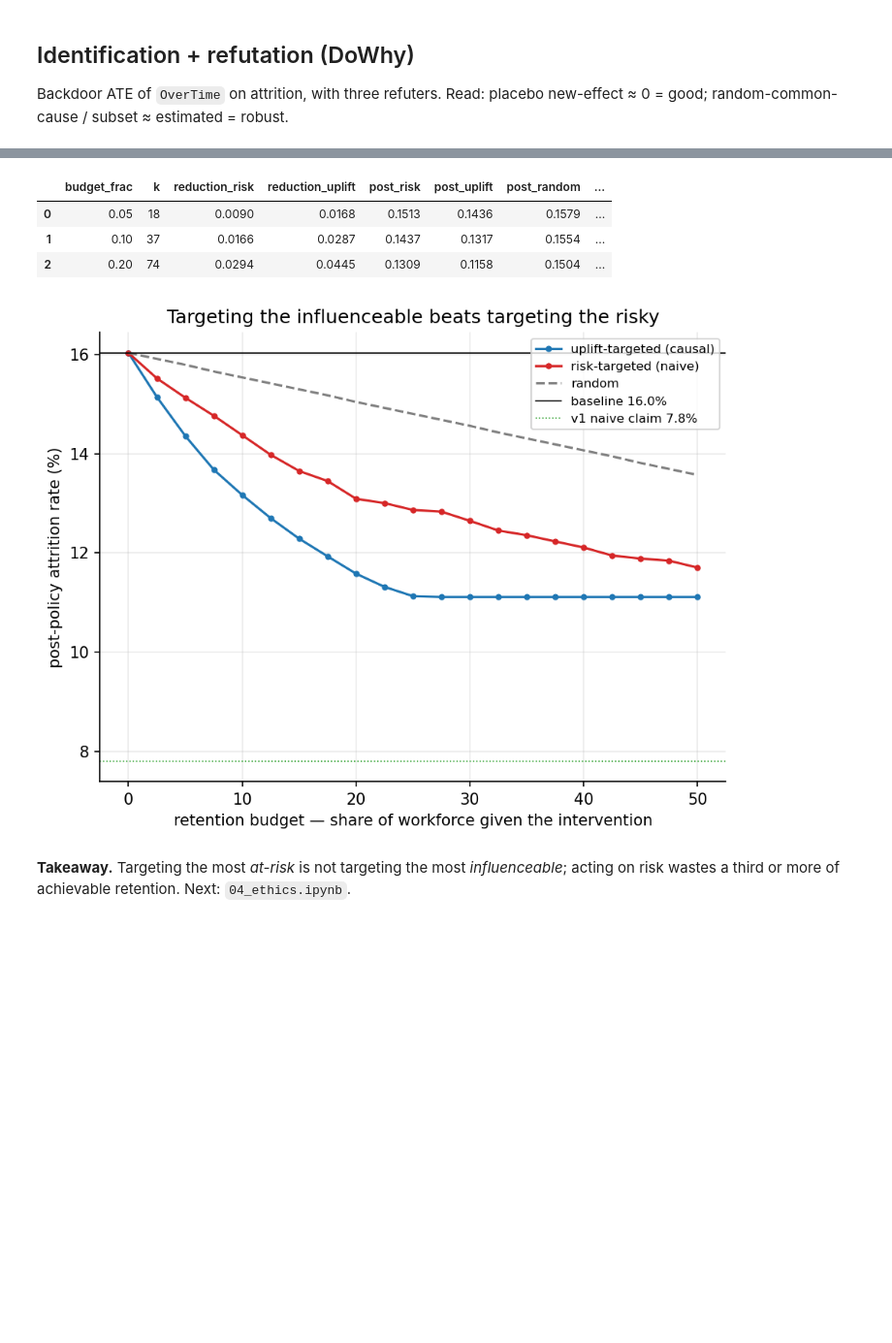
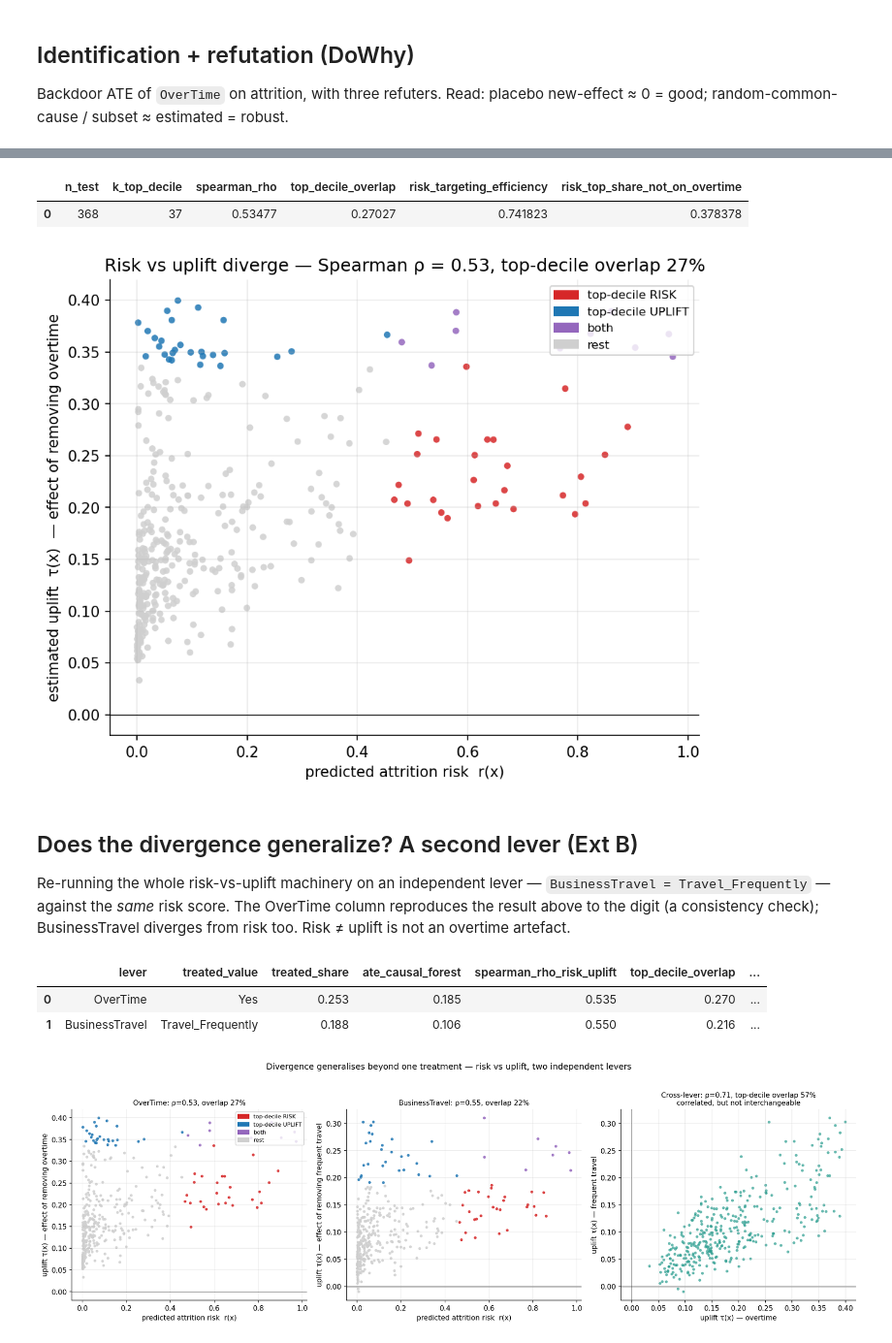
Before and after one commit to JimmyKJi/hr-attrition-analytics, a Jupyter notebook: notebooks/03_causal.ipynb, the cells around one changed output, grey strips where cells are left out. Shown at 97% size. Saved outputs shown, nothing was run; the diff lists cells and outputs as text; code cells hidden in the pictures; blank space fills up the shorter version.

```diff
--- a/notebooks/03_causal.ipynb
+++ b/notebooks/03_causal.ipynb
@@ -71,11 +71,19 @@ Uplift-targeting beats risk-targeting at every budget; the full causal redo is 1
 # %%
-display(pd.read_csv('figures/policy_simulation.csv').round(4))
-Image('figures/policy_simulation.png')
+display(pd.read_csv('figures/divergence_stats.csv'))
+Image('figures/divergence.png')
 # %% [output]
-|  | budget_frac | k | reduction_risk | reduction_uplift | post_risk | post_uplift | post_random | ... |
-| 0 | 0.05 | 18 | 0.0090 | 0.0168 | 0.1513 | 0.1436 | 0.1579 | ... |
-| 1 | 0.10 | 37 | 0.0166 | 0.0287 | 0.1437 | 0.1317 | 0.1554 | ... |
-| 2 | 0.20 | 74 | 0.0294 | 0.0445 | 0.1309 | 0.1158 | 0.1504 | ... |
+|  | n_test | k_top_decile | spearman_rho | top_decile_overlap | risk_targeting_efficiency | risk_top_share_not_on_overtime |
+| 0 | 368 | 37 | 0.53477 | 0.27027 | 0.741823 | 0.378378 |
-[figure, old version]
+[figure, new version]
 # %% [markdown]
-**Takeaway.** Targeting the most *at-risk* is not targeting the most *influenceable*; acting on risk wastes a third or more of achievable retention. Next: `04_ethics.ipynb`.
+## Does the divergence generalize? A second lever (Ext B)
+
+Re-running the whole risk-vs-uplift machinery on an independent lever — `BusinessTravel = Travel_Frequently` — against the *same* risk score. The OverTime column reproduces the result above to the digit (a consistency check); BusinessTravel diverges from risk too. Risk ≠ uplift is not an overtime artefact.
+# %%
+display(pd.read_csv('figures/levers.csv').round(3))
+Image('figures/levers.png')
+# %% [output]
+|  | lever | treated_value | treated_share | ate_causal_forest | spearman_rho_risk_uplift | top_decile_overlap | ... |
+| 0 | OverTime | Yes | 0.253 | 0.185 | 0.535 | 0.270 | ... |
+| 1 | BusinessTravel | Travel_Frequently | 0.188 | 0.106 | 0.550 | 0.216 | ... |
+[figure, added]
```
Also changed, not shown: parts of 10 cells of this notebook, 9 other files.
